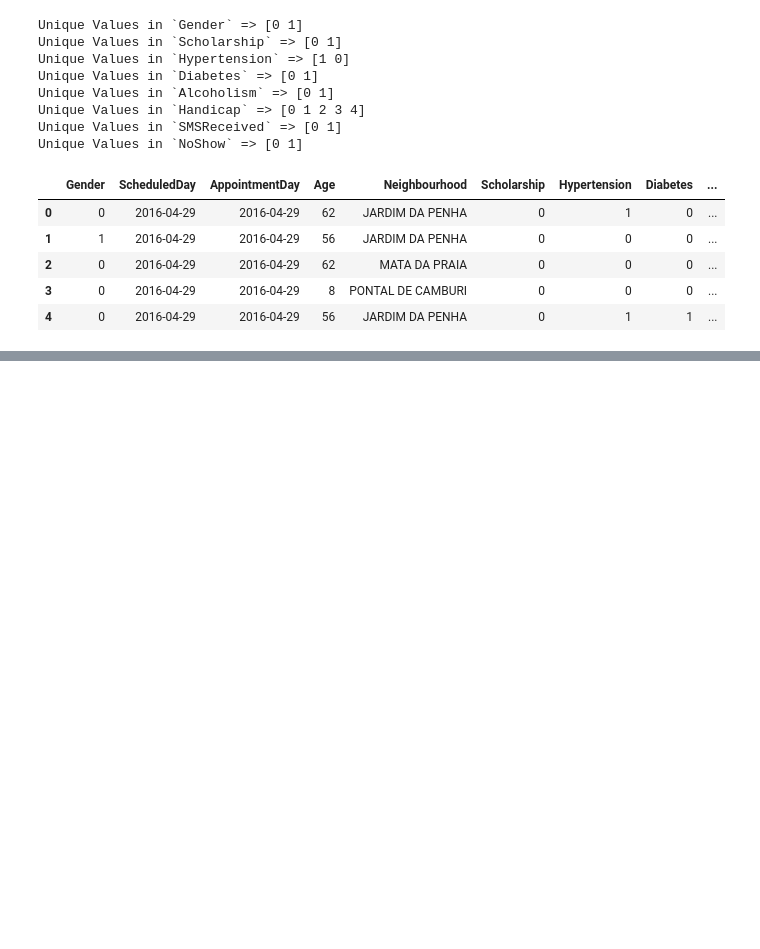
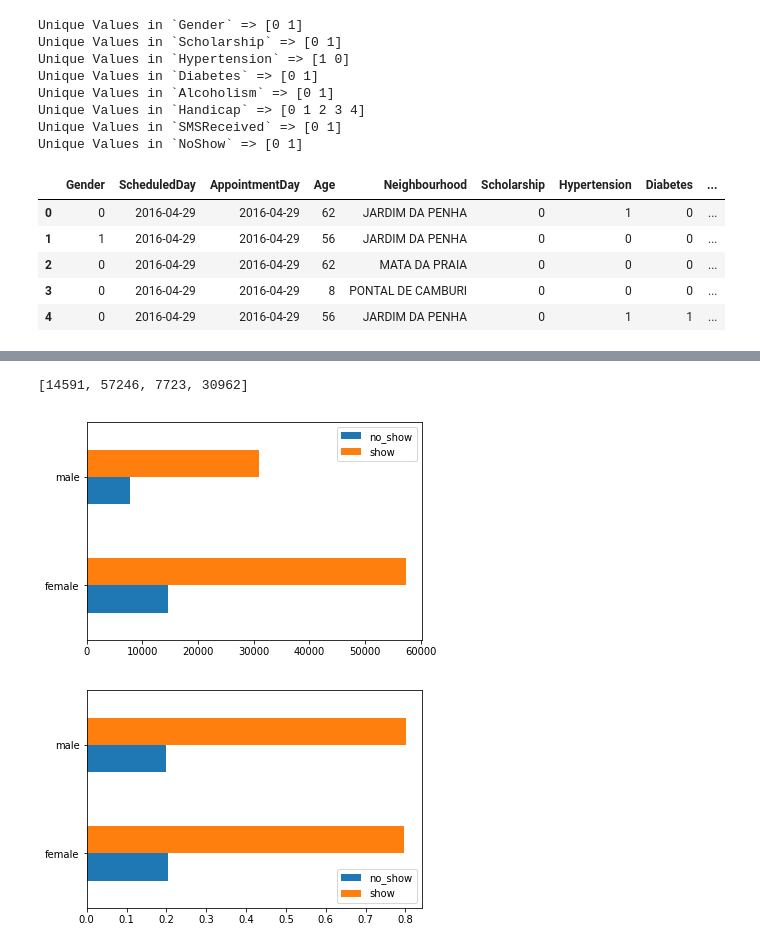
Before and after one commit to silicon-valley-gods-eye/Medical-Appointment-No-Shows, a Jupyter notebook: main.ipynb, the cells around one changed output, grey strips where cells are left out. Drawn from its saved outputs; the diff is of its cells as text; code cells hidden in the pictures; blank space fills up the shorter version.

```diff
--- a/main.ipynb
+++ b/main.ipynb
@@ -218,0 +133,6 @@ handicap_df.plot(kind='barh')
+# %%
+plot_ratio(gender, noshow, ('female', 'male'))
+# %% [output]
+[14591, 57246, 7723, 30962]
+[figure, added]
+[figure, added]
```
Also changed, not shown: parts of 19 cells of this notebook.
